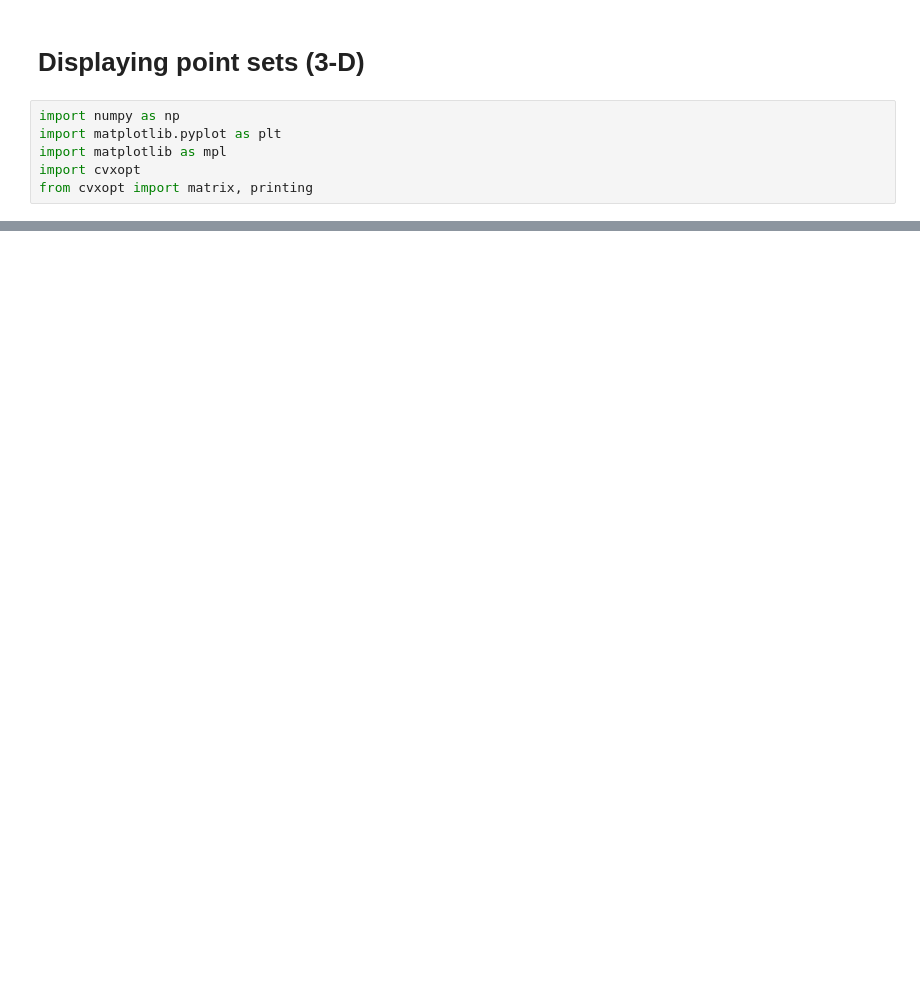
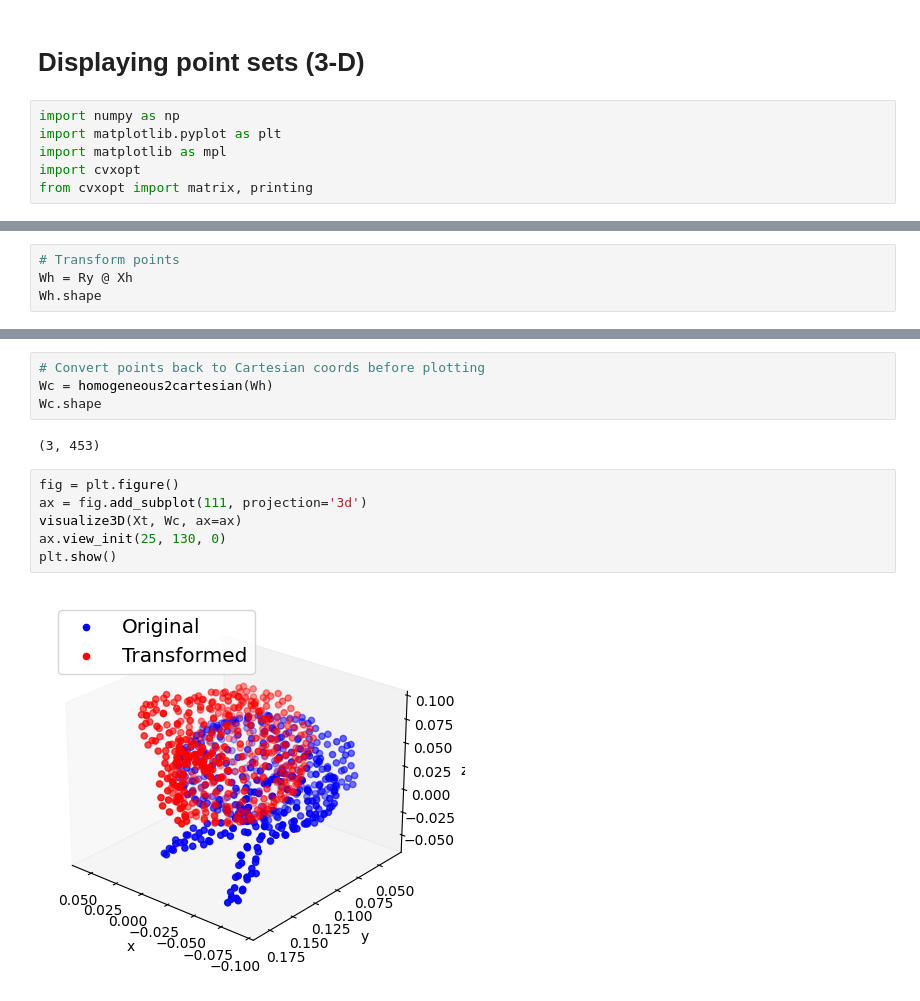
Before and after one commit to eraldoribeiro/jupyter-automation-gh-actions, a Jupyter notebook: display_pointsets3D.ipynb, the cells around one changed output, grey strips where cells are left out. Drawn from its saved outputs; the diff is of its cells as text; blank space fills up the shorter version.

```diff
--- a/display_pointsets3D.ipynb
+++ b/display_pointsets3D.ipynb
@@ -46,0 +327,4 @@ plt.show()
+# %%
+# Transform points
+Wh = Ry @ Xh
+Wh.shape
@@ -46,0 +342,14 @@ plt.show()
+# %%
+# Convert points back to Cartesian coords before plotting
+Wc = homogeneous2cartesian(Wh)
+Wc.shape
+# %% [output]
+(3, 453)
+# %%
+fig = plt.figure()
+ax = fig.add_subplot(111, projection='3d')
+visualize3D(Xt, Wc, ax=ax)
+ax.view_init(25, 130, 0)
+plt.show()
+# %% [output]
+[figure, added]
```
Also changed, not shown: parts of 32 cells of this notebook, 2 other files.
